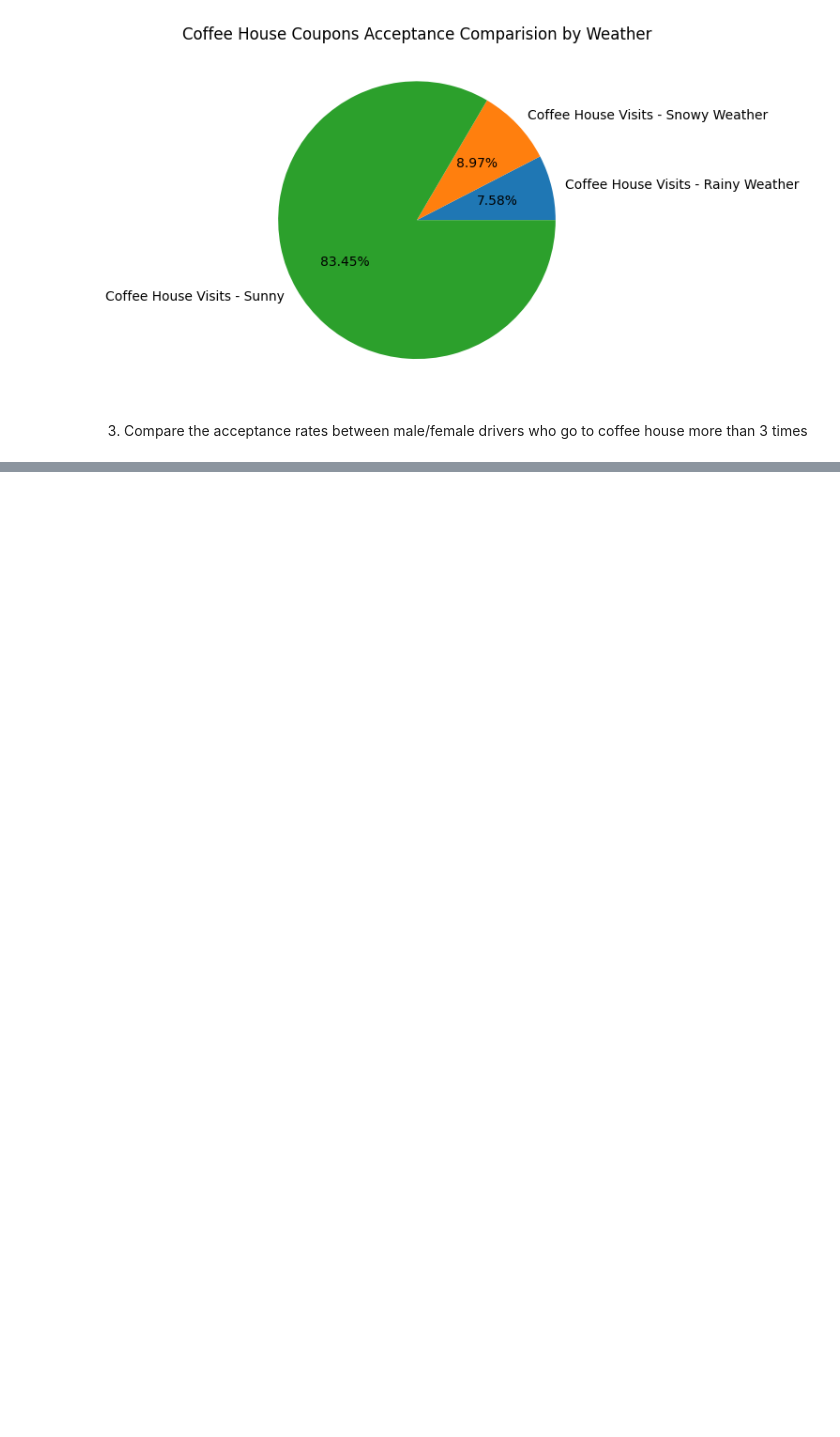
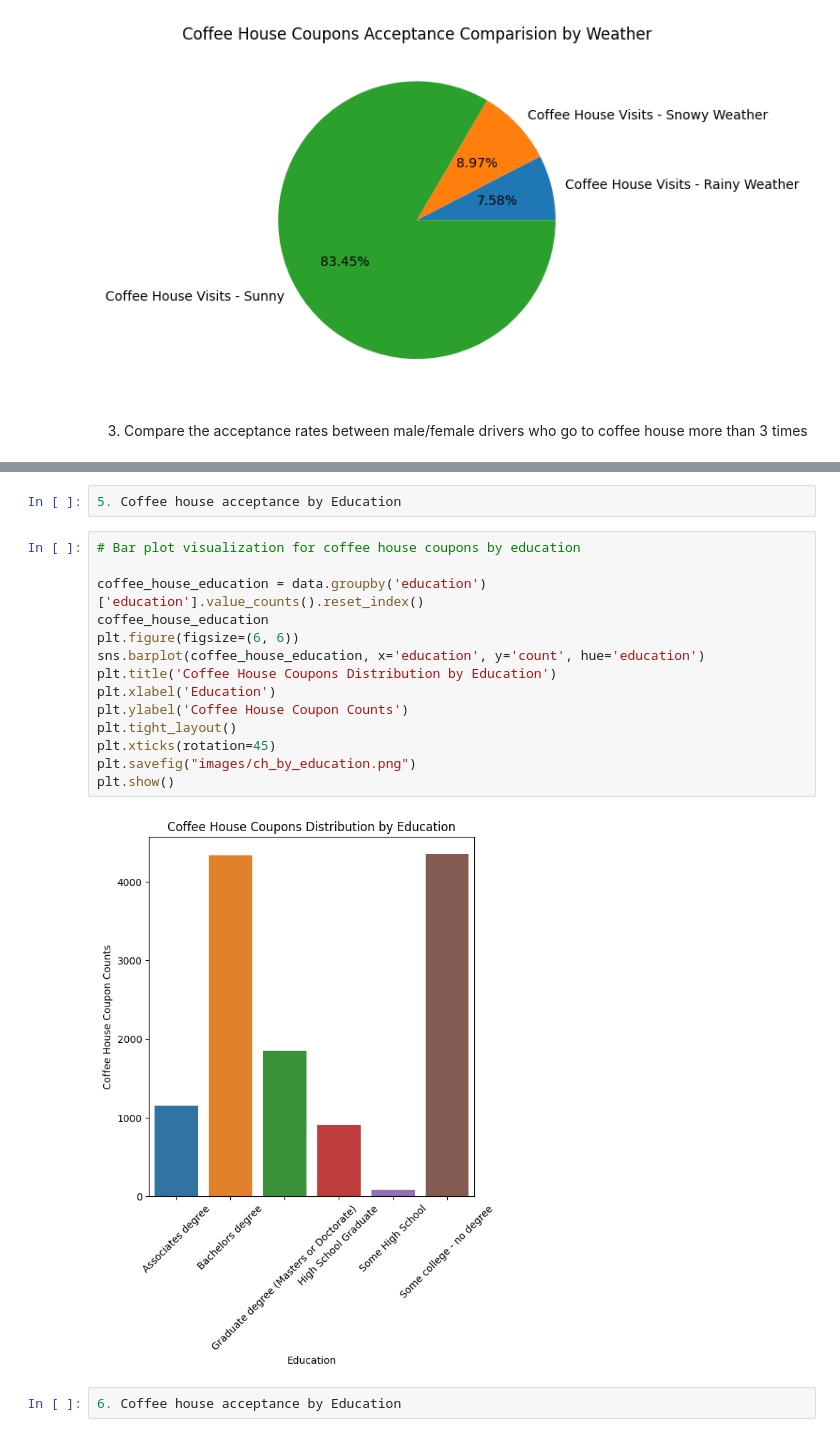
Before and after one commit to atewari-bot/driving-coupon, a Jupyter notebook: prompt.ipynb, the cells around one changed output, grey strips where cells are left out. Cells and saved outputs as stored; diff of their text form; blank space fills up the shorter version.

```diff
--- a/prompt.ipynb
+++ b/prompt.ipynb
@@ -1032,0 +1029,20 @@ plt.pie([coffee_house_visits_gender_df['Male'], coffee_house_visits_gender_df['F
+# %%
+5. Coffee house acceptance by Education
+# %%
+# Bar plot visualization for coffee house coupons by education
+
+coffee_house_education = data.groupby('education')['education'].value_counts().reset_index()
+coffee_house_education
+plt.figure(figsize=(6, 6))
+sns.barplot(coffee_house_education, x='education', y='count', hue='education')
+plt.title('Coffee House Coupons Distribution by Education')
+plt.xlabel('Education')
+plt.ylabel('Coffee House Coupon Counts')
+plt.tight_layout()
+plt.xticks(rotation=45)
+plt.savefig("images/ch_by_education.png")
+plt.show()
+# %% [output]
+[figure, added]
+# %%
+6. Coffee house acceptance by Education
```
Also changed, not shown: parts of 7 cells of this notebook, 5 other files.
